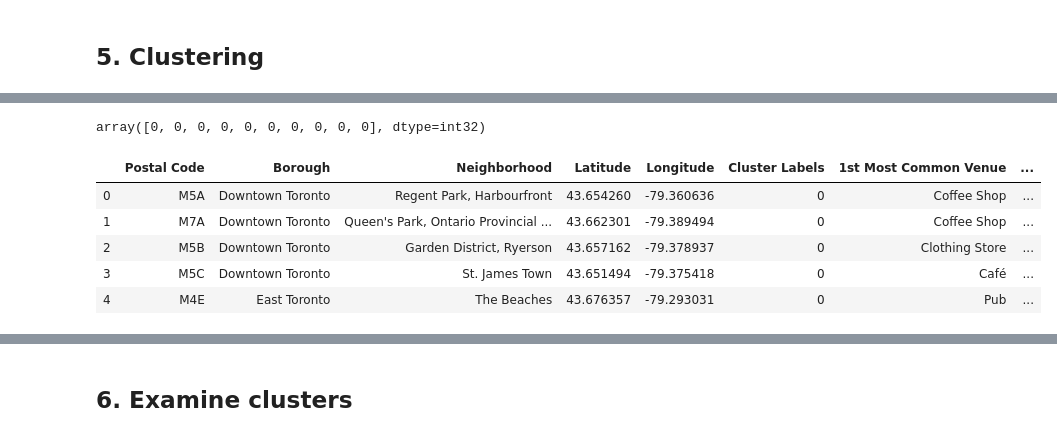
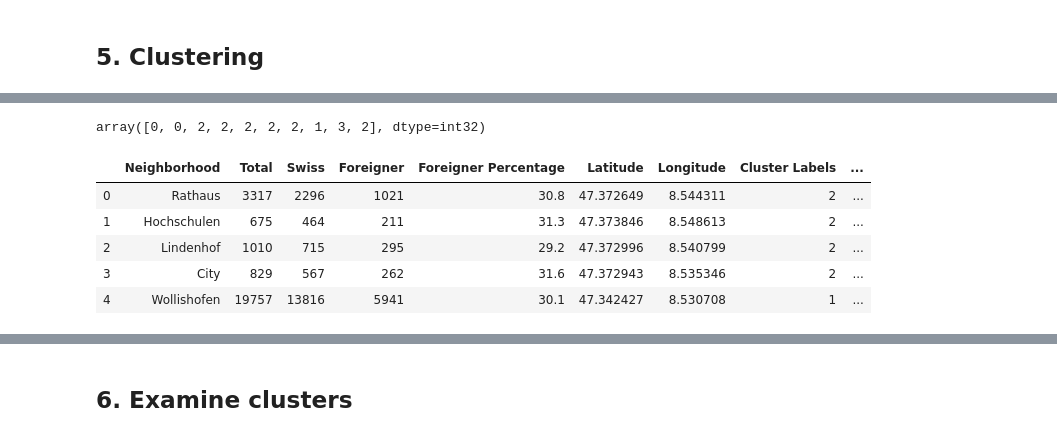
Before and after one commit to Davide5/expert-octo-meme, a Jupyter notebook: Final_Capstone_Project.ipynb, the cells around one changed output, grey strips where cells are left out. Saved outputs shown, nothing was run; the diff lists cells and outputs as text; code cells hidden in the pictures.

```diff
--- a/Final_Capstone_Project.ipynb
+++ b/Final_Capstone_Project.ipynb
@@ -274,14 +279,14 @@ There are 237 unique categories.
 #Follows similar logic as explained during the course
 
 # one hot encoding
-toronto_onehot = pd.get_dummies(toronto_venues[['Venue Category']], prefix="", prefix_sep="")
+zurich_onehot = pd.get_dummies(zurich_venues[['Venue Category']], prefix="", prefix_sep="")
 
 # add neighborhood column back to dataframe
-toronto_onehot['Neighborhood'] = toronto_venues['Neighborhood']
+zurich_onehot['Neighborhood'] = zurich_venues['Neighborhood']
 
 # move neighborhood column to the first column
-fixed_columns = [toronto_onehot.columns[-1]] + list(toronto_onehot.columns[:-1])
-toronto_onehot = toronto_onehot[fixed_columns]
+fixed_columns = [zurich_onehot.columns[-1]] + list(zurich_onehot.columns[:-1])
+zurich_onehot = zurich_onehot[fixed_columns]
 
-toronto_onehot.head()
+zurich_onehot.head()
 # %% [output]
@@ -299,5 +304,5 @@ toronto_onehot.shape
 # %%
 #Group by neighbourhood and calculate the mean of each category to prepare for clustering
-toronto_grouped = toronto_onehot.groupby('Neighborhood').mean().reset_index()
-toronto_grouped
+zurich_grouped = zurich_onehot.groupby('Neighborhood').mean().reset_index()
+zurich_grouped
 # %% [output]
@@ -347,10 +352,10 @@ for ind in np.arange(num_top_venues):
 
 # create a new dataframe
 neighborhoods_venues_sorted = pd.DataFrame(columns=columns)
-neighborhoods_venues_sorted['Neighborhood'] = toronto_grouped['Neighborhood']
+neighborhoods_venues_sorted['Neighborhood'] = zurich_grouped['Neighborhood']
 
-for ind in np.arange(toronto_grouped.shape[0]):
-    neighborhoods_venues_sorted.iloc[ind, 1:] = return_most_common_venues(toronto_grouped.iloc[ind, :], num_top_venues)
+for ind in np.arange(zurich_grouped.shape[0]):
+    neighborhoods_venues_sorted.iloc[ind, 1:] = return_most_common_venues(zurich_grouped.iloc[ind, :], num_top_venues)
 
 neighborhoods_venues_sorted.head()
 # %% [output]
@@ -365,33 +382,33 @@ neighborhoods_venues_sorted.head()
 # %%
 # set number of clusters
-kclusters = 5
+kclusters = 7
 
-toronto_grouped_clustering = toronto_grouped.drop('Neighborhood', 1)
+zurich_grouped_clustering = zurich_grouped.drop('Neighborhood', 1)
 
 # run k-means clustering
-kmeans = KMeans(n_clusters=kclusters, random_state=0).fit(toronto_grouped_clustering)
+kmeans = KMeans(n_clusters=kclusters, random_state=0).fit(zurich_grouped_clustering)
 
 # check cluster labels generated for each row in the dataframe
 kmeans.labels_[0:10]
 # %% [output]
-array([0, 0, 0, 0, 0, 0, 0, 0, 0, 0], dtype=int32)
+array([0, 0, 2, 2, 2, 2, 2, 1, 3, 2], dtype=int32)
 # %%
 # add clustering labels
 neighborhoods_venues_sorted.insert(0, 'Cluster Labels', kmeans.labels_)
 # %%
-toronto_merged = toronto_neighborhoods.rename(columns={"Neighbourhood": "Neighborhood"})
+zurich_merged = zurich_neighborhoods.rename(columns={"Neighbourhood": "Neighborhood"})
 
-# merge with toronto_neighborhoods to add latitude/longitude for each neighborhood
-toronto_merged = toronto_merged.join(neighborhoods_venues_sorted.set_index('Neighborhood'), on='Neighborhood')
+# merge with zurich_neighborhoods to add latitude/longitude for each neighborhood
+zurich_merged = zurich_merged.join(neighborhoods_venues_sorted.set_index('Neighborhood'), on='Neighborhood')
 
-toronto_merged.head() # check the last columns!
+zurich_merged.head() # check the last columns!
 # %% [output]
-|  | Postal Code | Borough | Neighborhood | Latitude | Longitude | Cluster Labels | 1st Most Common Venue | ... |
-| 0 | M5A | Downtown Toronto | Regent Park, Harbourfront | 43.654260 | -79.360636 | 0 | Coffee Shop | ... |
-| 1 | M7A | Downtown Toronto | Queen's Park, Ontario Provincial ... | 43.662301 | -79.389494 | 0 | Coffee Shop | ... |
-| 2 | M5B | Downtown Toronto | Garden District, Ryerson | 43.657162 | -79.378937 | 0 | Clothing Store | ... |
-| 3 | M5C | Downtown Toronto | St. James Town | 43.651494 | -79.375418 | 0 | Café | ... |
-| 4 | M4E | East Toronto | The Beaches | 43.676357 | -79.293031 | 0 | Pub | ... |
+|  | Neighborhood | Total | Swiss | Foreigner | Foreigner Percentage | Latitude | Longitude | Cluster Labels | ... |
+| 0 | Rathaus | 3317 | 2296 | 1021 | 30.8 | 47.372649 | 8.544311 | 2 | ... |
+| 1 | Hochschulen | 675 | 464 | 211 | 31.3 | 47.373846 | 8.548613 | 2 | ... |
+| 2 | Lindenhof | 1010 | 715 | 295 | 29.2 | 47.372996 | 8.540799 | 2 | ... |
+| 3 | City | 829 | 567 | 262 | 31.6 | 47.372943 | 8.535346 | 2 | ... |
+| 4 | Wollishofen | 19757 | 13816 | 5941 | 30.1 | 47.342427 | 8.530708 | 1 | ... |
 # %%
 # create map
 map_clusters = folium.Map(location=[latitude, longitude], zoom_start=11)
```
Also changed, not shown: parts of 46 cells of this notebook.
